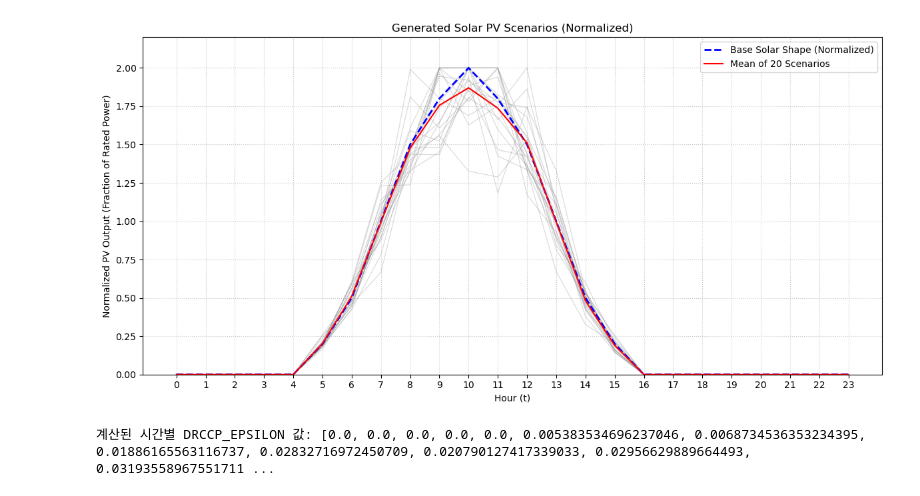
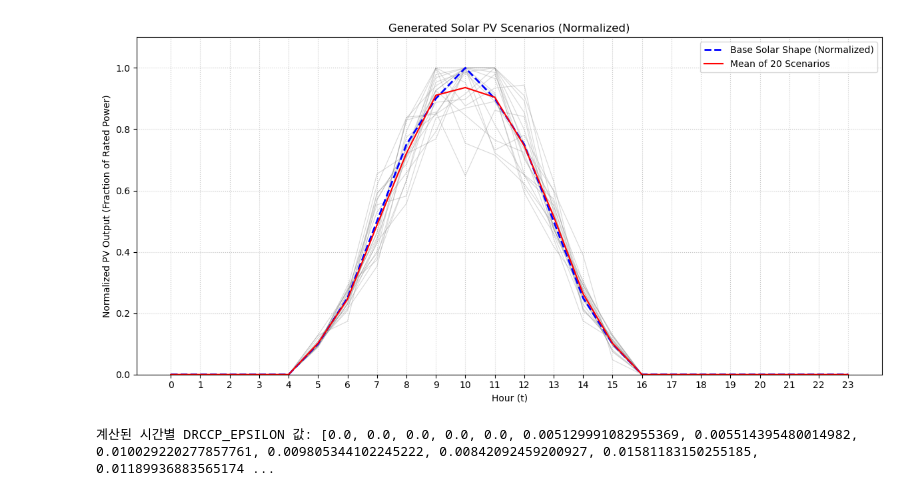
Before and after one commit to 123min123min/study_ai, a Jupyter notebook: DRO_orca.ipynb, the cells around one changed output. Drawn from its saved outputs; the diff is of its cells as text; code cells hidden in the pictures.

```diff
--- a/DRO_orca.ipynb
+++ b/DRO_orca.ipynb
@@ -299,7 +5,8 @@ import matplotlib.pyplot as plt # 시각화를 위해 추가
 from scipy.optimize import minimize_scalar
 
 
-solar_shape = [0]*5 + [20,50,100,150,180,200,180,150,100,50,20] + [0]*8
+solar_shape = [0]*5 + [2,5,10,15,18,20,18,15,10,5,2] + [0]*8
+
 T = range(24)  # 0부터 23까지의 시간 인덱스 (총 24시간)
 
 N_SCENARIOS = 20
@@ -311,9 +18,9 @@ else:
     MAX_SOLAR_PROFILE_PERCENT = 0.0
 
 solar_scenarios_normalized = np.zeros((N_SCENARIOS, len(T)))
-base_solar_profile_normalized = np.array(solar_shape) / 100.0
+base_solar_profile_normalized = np.array(solar_shape) / max(solar_shape)
 
-max_norm_profile = MAX_SOLAR_PROFILE_PERCENT / 100.0 if MAX_SOLAR_PROFILE_PERCENT > 0 else 0.0
+max_norm_profile = MAX_SOLAR_PROFILE_PERCENT / max(solar_shape) if MAX_SOLAR_PROFILE_PERCENT > 0 else 0.0
 if max_norm_profile == 0 and np.any(base_solar_profile_normalized > 0):
     max_norm_profile = np.max(base_solar_profile_normalized)
 
@@ -394,33 +101,33 @@ for t_idx in T:
         log_of_mean_exp = np.log(mean_of_exp_terms)
 
         value_inside_sqrt_or_d_squared = (2.0 / rho) * (1.0 + log_of_mean_exp)
 
         # D^2이 음수가 되는 경우를 방지 (실제로는 1 + log(...) > 0 이어야 함)
         if value_inside_sqrt_or_d_squared < 0:
             return np.inf
 
         return value_inside_sqrt_or_d_squared
 
     # rho에 대한 최적화 수행하여 D^2 값 찾기
     # bounds의 상한은 문제에 따라 조절 필요 가능성 있음
     opt_result_rho = minimize_scalar(d_objective_func_core, bounds=(1e-7, 200), method='bounded')
 
     D_t_squared = opt_result_rho.fun
 
     if not opt_result_rho.success or D_t_squared == np.inf or D_t_squared < 0:
         print(f"경고: 시간 t={t_idx}에서 D_t^2 계산을 위한 rho 최적화 실패 또는 유효하지 않은 D_t^2 값 ({D_t_squared}). Fallback epsilon 사용.")
         DRCCP_EPSILONS_PER_T.append(FALLBACK_EPSILON)
         continue
 
     D_t = np.sqrt(D_t_squared)
 
     # 수식 (3)을 사용하여 epsilon_t 계산
     # epsilon(N) = D * sqrt( (1/N) * ln(1/(1-beta)) )
     epsilon_t = D_t * np.sqrt((1.0 / N) * log_term_for_epsilon_calc)
     DRCCP_EPSILONS_PER_T.append(epsilon_t)
 
 print(f"계산된 시간별 DRCCP_EPSILON 값: {DRCCP_EPSILONS_PER_T}")
 # %% [output]
-[figure, old version]
+[figure, new version]
-계산된 시간별 DRCCP_EPSILON 값: [0.0, 0.0, 0.0, 0.0, 0.0, 0.005383534696237046, 0.0068734536353234395, 0.01886165563116737, 0.02832716972450709, 0.020790127417339033, 0.02956629889664493, 0.03193558967551711 ...
+계산된 시간별 DRCCP_EPSILON 값: [0.0, 0.0, 0.0, 0.0, 0.0, 0.005129991082955369, 0.005514395480014982, 0.010029220277857761, 0.009805344102245222, 0.00842092459200927, 0.01581183150255185, 0.01189936883565174 ...
 # %%
```
Also changed, not shown: parts of 7 cells of this notebook.
